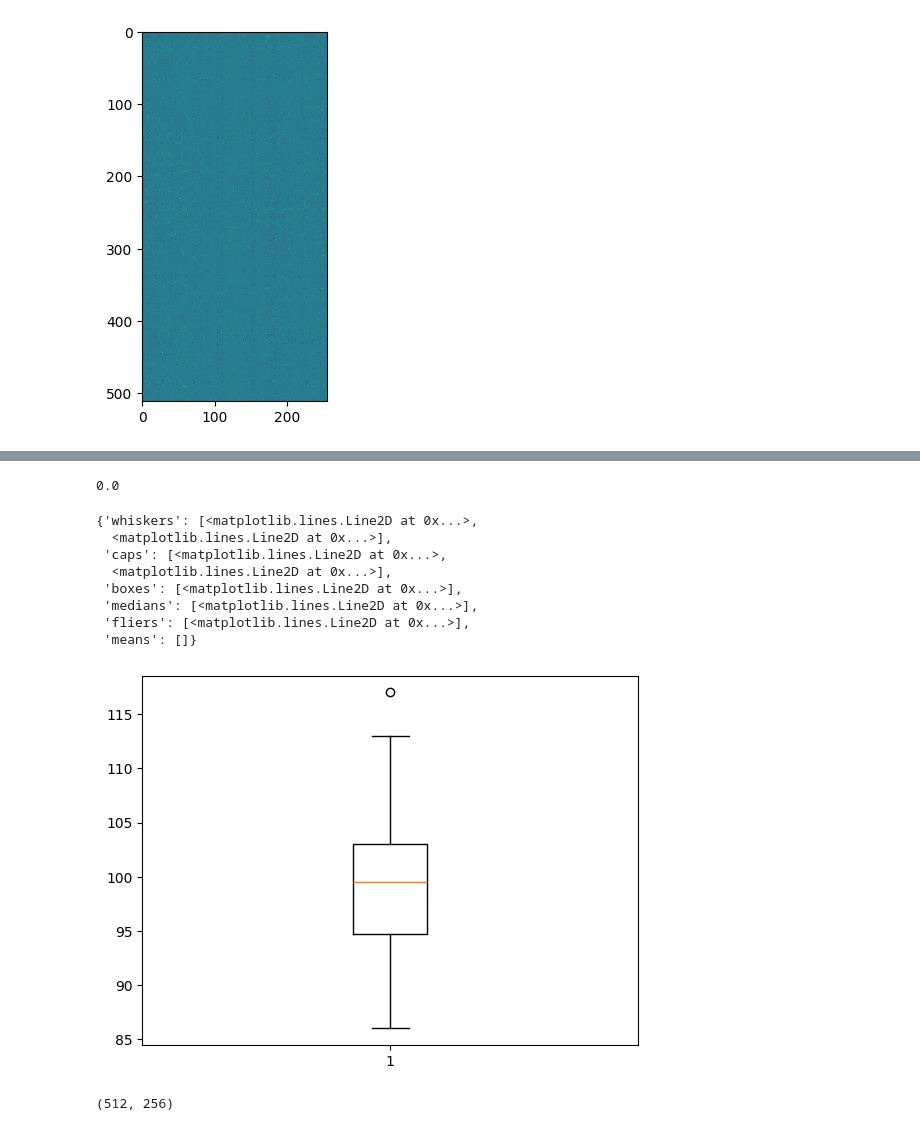
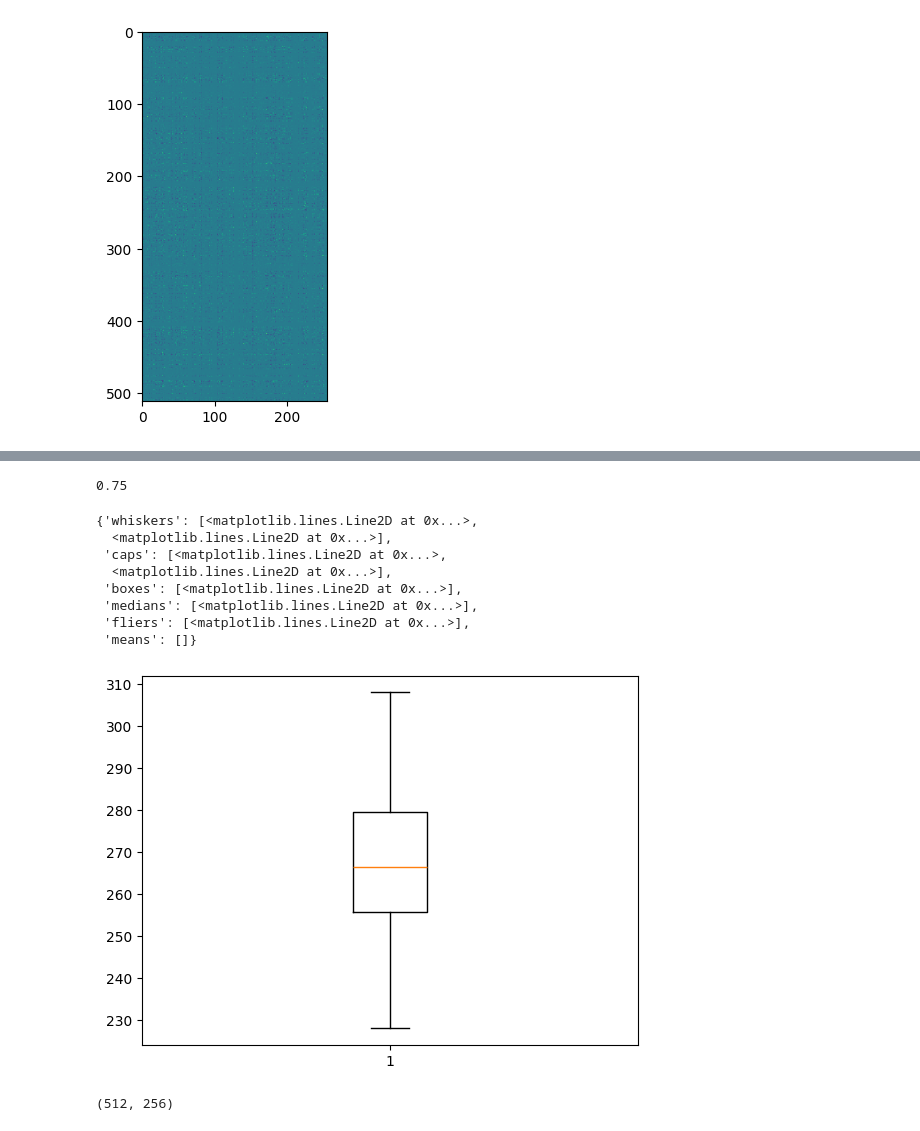
Before and after one commit to HannahEckert/cifar10-pytorch, a Jupyter notebook: reconstruction.ipynb, the cells around one changed output, grey strips where cells are left out. Saved outputs shown, nothing was run; the diff lists cells and outputs as text; code cells hidden in the pictures.

```diff
--- a/reconstruction.ipynb
+++ b/reconstruction.ipynb
@@ -195,6 +199,9 @@ return_mcbe = ConvNet_return_mcbe()
 return_mcbe.load_state_dict(torch.load("models_reconstruction/Final_Model_inj2.pt"))
 # %% [output]
 <All keys matched successfully>
+# %%
+#get weights
+weights = return_mcbe.fc2.weight.data
 # %%
 input = return_mcbe.return_mcbe_input(test_set.__getitem__(2)[0],test_set.__getitem__(2)[1])
 output = return_mcbe.return_mcbe_output(test_set.__getitem__(2)[0],test_set.__getitem__(2)[1])
@@ -266,7 +292,7 @@ array([[ 0.      ,  0.      , 16.93454 , ...,  0.      ,  0.      ,
        [ 0.      ,  0.      ,  0.      , ...,  0.      ,  0.      ,
          0.      ]], dtype=float32)
 # %%
-X_train = np.array([np.array(return_mcbe.return_mcbe_input(train_set.__getitem__(i)[0],train_set.__getitem__(i)[1])).flatten() for i in range(100)])
+X_train = np.array([np.array(return_mcbe.return_mcbe_input(train_set.__getitem__(i)[0],train_set.__getitem__(i)[1])).flatten() for i in range(10000)])
 X_test = np.array([np.array(return_mcbe.return_mcbe_input(test_set.__getitem__(i)[0],test_set.__getitem__(i)[1])).flatten() for i in range(100)])
 weights = model_cifar["fc2.weight"]
 weights = np.array(weights)
@@ -288,4 +314,4 @@ plt.imshow(np.random.random((512,256)))
 #X_train = np.random.random((100,256))
 #weights = np.random.random((512,256))
 # %%
-max_bias = mcbe.dd_mcbe(W=weights,X_train = X_train, num_estimation_points=100,dd_method="blowup")
+max_bias = mcbe.dd_mcbe(W=weights,X_train = X_train, num_estimation_points=10000,dd_method="blowup")
@@ -292,20 +338,20 @@ max_bias = mcbe.dd_mcbe(W=weights,X_train = X_train, num_estimation_points=100,d
 # %%
 percent_inj = []
-mcbe.check_injectivity_naive(np.array(weights), np.array(max_bias), iter =100, points=X_train)
+mcbe.check_injectivity_naive(np.array(weights), np.array(max_bias), iter =100, points=X_test)
 # %% [output]
-0.0
+0.75
 # %%
-plt.boxplot([np.sum(mcbe.relu(x=X_train[i],W=weights,b=max_bias) > 0) for i in range(100)])
+plt.boxplot([np.sum(mcbe.relu(x=X_test[i],W=weights,b=max_bias) > 0) for i in range(100)])
 # %% [output]
 {'whiskers': [<matplotlib.lines.Line2D at 0x...>,
   <matplotlib.lines.Line2D at 0x...>],
  'caps': [<matplotlib.lines.Line2D at 0x...>,
   <matplotlib.lines.Line2D at 0x...>],
  'boxes': [<matplotlib.lines.Line2D at 0x...>],
  'medians': [<matplotlib.lines.Line2D at 0x...>],
  'fliers': [<matplotlib.lines.Line2D at 0x...>],
  'means': []}
-[figure, old version]
+[figure, new version]
 # %%
 weights.shape
 # %% [output]
```
Also changed, not shown: parts of 13 cells of this notebook, 1 other file.
